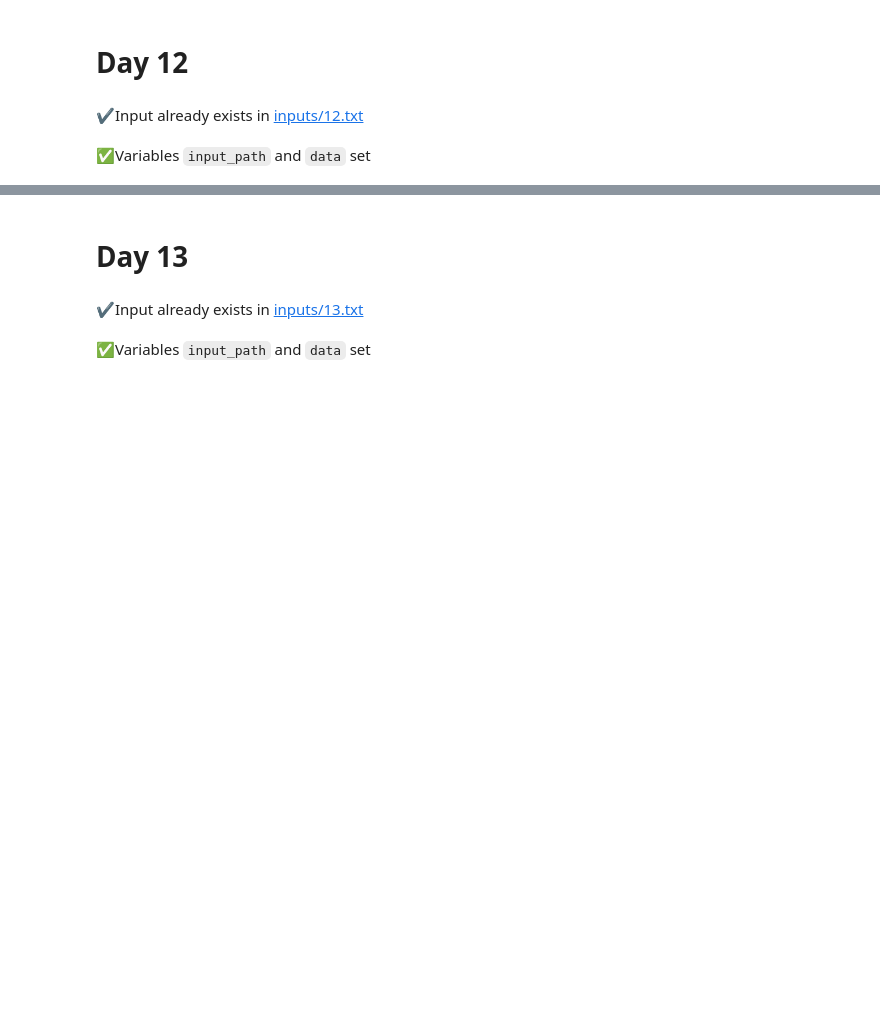
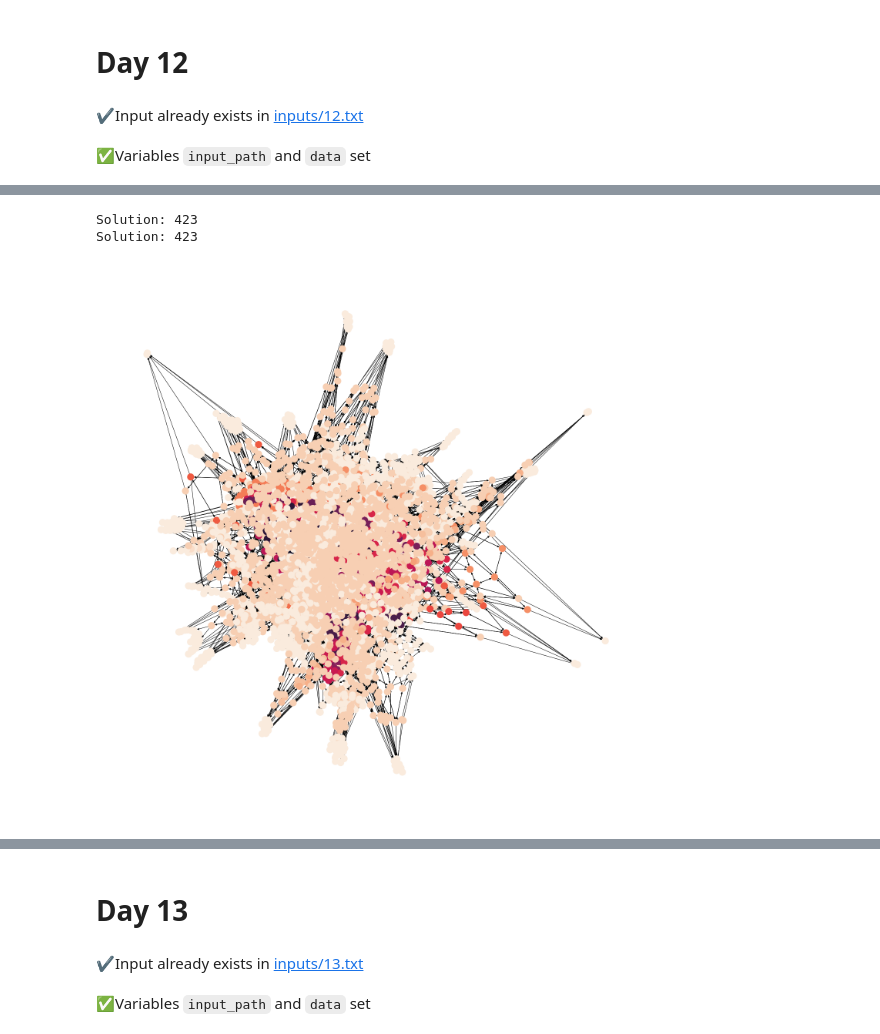
Before and after one commit to jfthuong/Advent-Code, a Jupyter notebook: 2022/Solve_Puzzles.ipynb, the cells around one changed output, grey strips where cells are left out. Drawn from its saved outputs; the diff is of its cells as text; code cells hidden in the pictures; blank space fills up the shorter version.

```diff
--- a/2022/Solve_Puzzles.ipynb
+++ b/2022/Solve_Puzzles.ipynb
@@ -1644,0 +1557,8 @@ Found solution: 31
+# %%
+solution = get_shortest_path(data, show_graph=True)
+# solution = get_shortest_path(data, show_graph=False)
+# submit(solution, day=12, year=2022, part=1)
+# %% [output]
+Solution: 423
+Solution: 423
+[figure, added]
```
Also changed, not shown: parts of 23 cells of this notebook, 3 other files.
